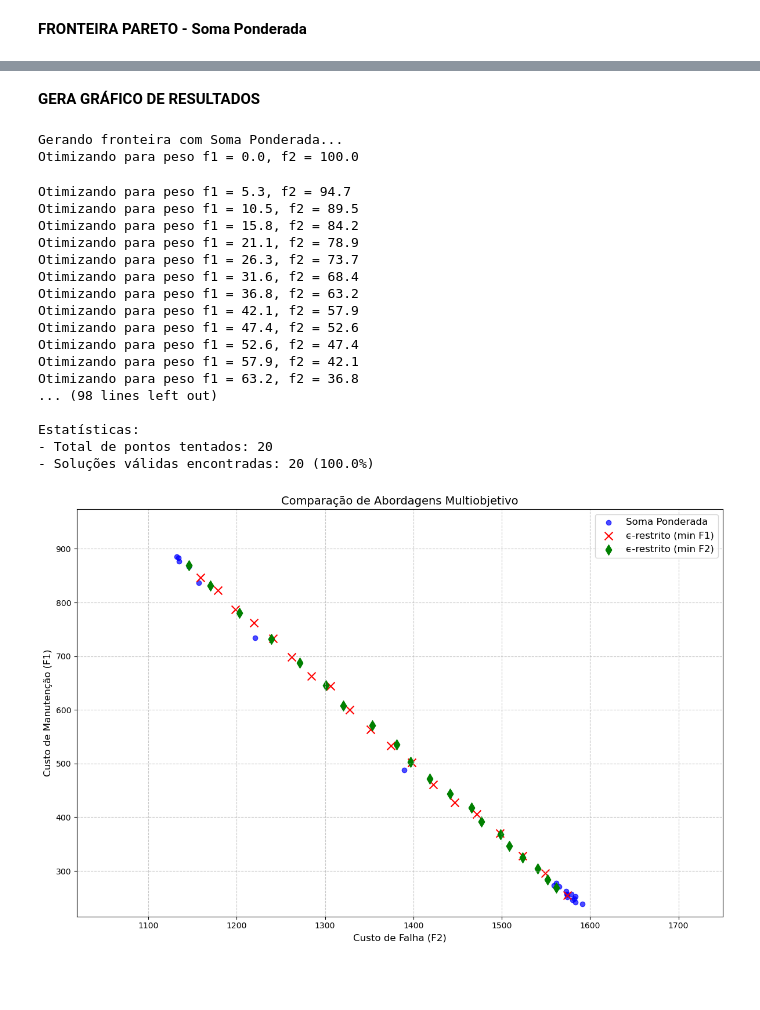
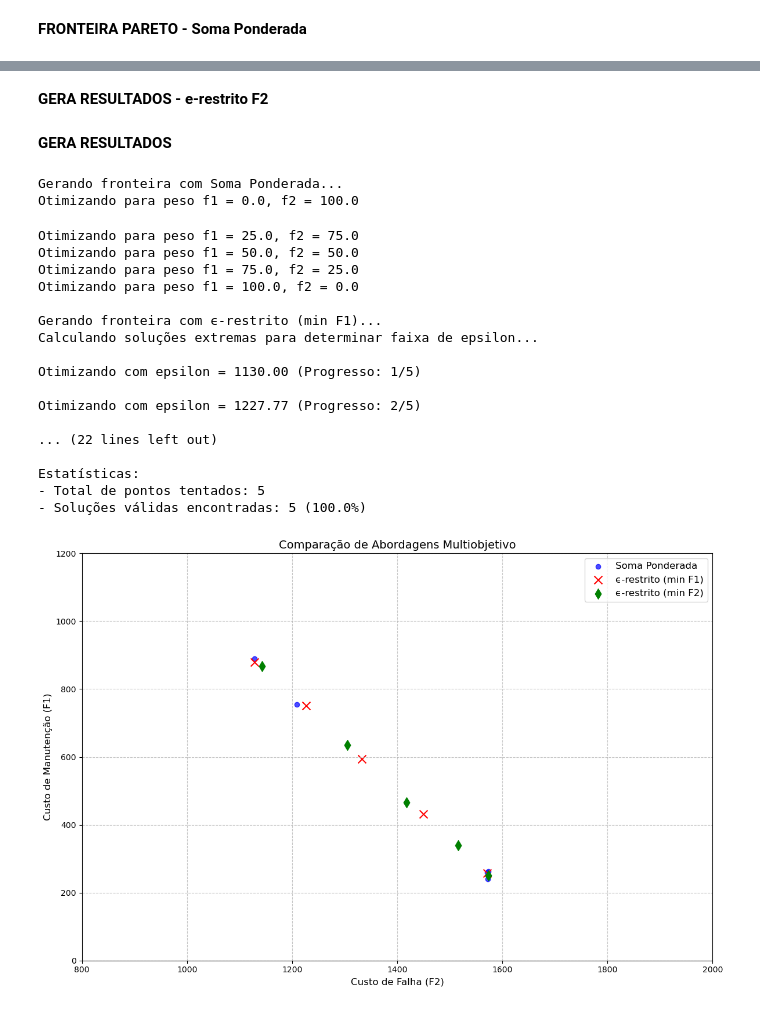
Before and after one commit to Rafioio/Trabalho-TD2, a Jupyter notebook: Td.ipynb, the cells around one changed output, grey strips where cells are left out. Drawn from its saved outputs; the diff is of its cells as text; code cells hidden in the pictures; blank space fills up the shorter version.

Commit message:
fix: modificação normalização e separação da geração dos gráficos :sparkles:

```diff
--- a/Td.ipynb
+++ b/Td.ipynb
@@ -435,0 +497,26 @@ def gerar_fronteira_pareto(dados, num_pontos=20, max_iteracoes=100):
+# %%
+def gerar_resultados_pw(dados, num_pontos=20, max_iteracoes=100):
+    print("\nGerando fronteira com Soma Ponderada...")
+    f1_pw, f2_pw = gerar_fronteira_pareto(dados, num_pontos, max_iteracoes)
+
+    plt.scatter(f2_pw, f1_pw, c='blue', marker='o', label='Soma Ponderada', alpha=0.7)
+
+    plt.title("Comparação de Abordagens Multiobjetivo", fontsize=14)
+    plt.xlabel("Custo de Falha (F2)", fontsize=12)
+    plt.ylabel("Custo de Manutenção (F1)", fontsize=12)
+    plt.grid(True, linestyle='--', alpha=0.7)
+    plt.legend(fontsize=12)
+
+    plt.xlim(800, 2000)
+    plt.ylim(0, 1200)
+
+    plt.tight_layout()
+    plt.show()
+
+    return f1_pw, f2_pw
+
+if __name__ == "__main__":
+    dados = manutencao_def(Equipamentos, Planos)
+
+    # Gerar apenas Pw
+    f1_pw, f2_pw = gerar_resultados_pw(dados, num_pontos=20, max_iteracoes=100)
@@ -435,0 +575,2 @@ def gerar_fronteira_pareto(dados, num_pontos=20, max_iteracoes=100):
+# %% [markdown]
+**GERA RESULTADOS - e-restrito F2**
@@ -436,7 +606,6 @@ def gerar_fronteira_pareto(dados, num_pontos=20, max_iteracoes=100):
 # %% [markdown]
-**GERA GRÁFICO DE RESULTADOS**
+**GERA RESULTADOS**
 # %%
-# Função para plotar resultados comparativos
 def plotar_resultados_comparativos(dados, num_pontos=20, max_iteracoes=100):
     # Gerar fronteiras com diferentes abordagens
     print("\nGerando fronteira com Soma Ponderada...")
@@ -448,60 +617,52 @@ def plotar_resultados_comparativos(dados, num_pontos=20, max_iteracoes=100):
     print("\nGerando fronteira com ϵ-restrito (min F2)...")
     f1_eps2, f2_eps2 = gerar_fronteira_epsilon(dados, num_pontos, max_iteracoes, 'f2')
 
-    # Plot comparativo
     plt.figure(figsize=(12, 8))
 
     # Soma ponderada
     plt.scatter(f2_pw, f1_pw, c='blue', marker='o', label='Soma Ponderada', alpha=0.7)
 
     # ϵ-restrito (min f1)
     plt.scatter(f2_eps1, f1_eps1, c='red', marker='x', label='ϵ-restrito (min F1)', s=100)
 
     # ϵ-restrito (min f2)
     plt.scatter(f2_eps2, f1_eps2, c='green', marker='d', label='ϵ-restrito (min F2)', s=80)
 
     plt.title("Comparação de Abordagens Multiobjetivo", fontsize=14)
     plt.xlabel("Custo de Falha (F2)", fontsize=12)
     plt.ylabel("Custo de Manutenção (F1)", fontsize=12)
     plt.grid(True, linestyle='--', alpha=0.7)
     plt.legend(fontsize=12)
 
-    # Adiciona valores extremos
-    extremos = {
-        'min_f1': min(f1_pw + f1_eps1 + f1_eps2),
-        'max_f1': max(f1_pw + f1_eps1 + f1_eps2),
-        'min_f2': min(f2_pw + f2_eps1 + f2_eps2),
-        'max_f2': max(f2_pw + f2_eps1 + f2_eps2)
-    }
-
-    plt.xlim(extremos['min_f2']*0.9, extremos['max_f2']*1.1)
-    plt.ylim(extremos['min_f1']*0.9, extremos['max_f1']*1.1)
+    plt.xlim(800, 2000)
+    plt.ylim(0, 1200)
 
     plt.tight_layout()
     plt.show()
 
+
 # Execução principal
 if __name__ == "__main__":
     dados = manutencao_def(Equipamentos, Planos)
-    plotar_resultados_comparativos(dados, num_pontos=20, max_iteracoes=100)
+    plotar_resultados_comparativos(dados, num_pontos=5, max_iteracoes=100)
 # %% [output]
 Gerando fronteira com Soma Ponderada...
 Otimizando para peso f1 = 0.0, f2 = 100.0
-Otimizando para peso f1 = 5.3, f2 = 94.7
-Otimizando para peso f1 = 10.5, f2 = 89.5
-Otimizando para peso f1 = 15.8, f2 = 84.2
-Otimizando para peso f1 = 21.1, f2 = 78.9
-Otimizando para peso f1 = 26.3, f2 = 73.7
-Otimizando para peso f1 = 31.6, f2 = 68.4
-Otimizando para peso f1 = 36.8, f2 = 63.2
-Otimizando para peso f1 = 42.1, f2 = 57.9
-Otimizando para peso f1 = 47.4, f2 = 52.6
-Otimizando para peso f1 = 52.6, f2 = 47.4
-Otimizando para peso f1 = 57.9, f2 = 42.1
-Otimizando para peso f1 = 63.2, f2 = 36.8
-... (98 lines left out)
+Otimizando para peso f1 = 25.0, f2 = 75.0
+Otimizando para peso f1 = 50.0, f2 = 50.0
+Otimizando para peso f1 = 75.0, f2 = 25.0
+Otimizando para peso f1 = 100.0, f2 = 0.0
+
+Gerando fronteira com ϵ-restrito (min F1)...
+Calculando soluções extremas para determinar faixa de epsilon...
+
+Otimizando com epsilon = 1130.00 (Progresso: 1/5)
+
+Otimizando com epsilon = 1227.77 (Progresso: 2/5)
+
+... (22 lines left out)
 
 Estatísticas:
-- Total de pontos tentados: 20
-- Soluções válidas encontradas: 20 (100.0%)
+- Total de pontos tentados: 5
+- Soluções válidas encontradas: 5 (100.0%)
-[figure, old version]
+[figure, new version]
```
Also changed, not shown: parts of 9 cells of this notebook, 2 other files.
